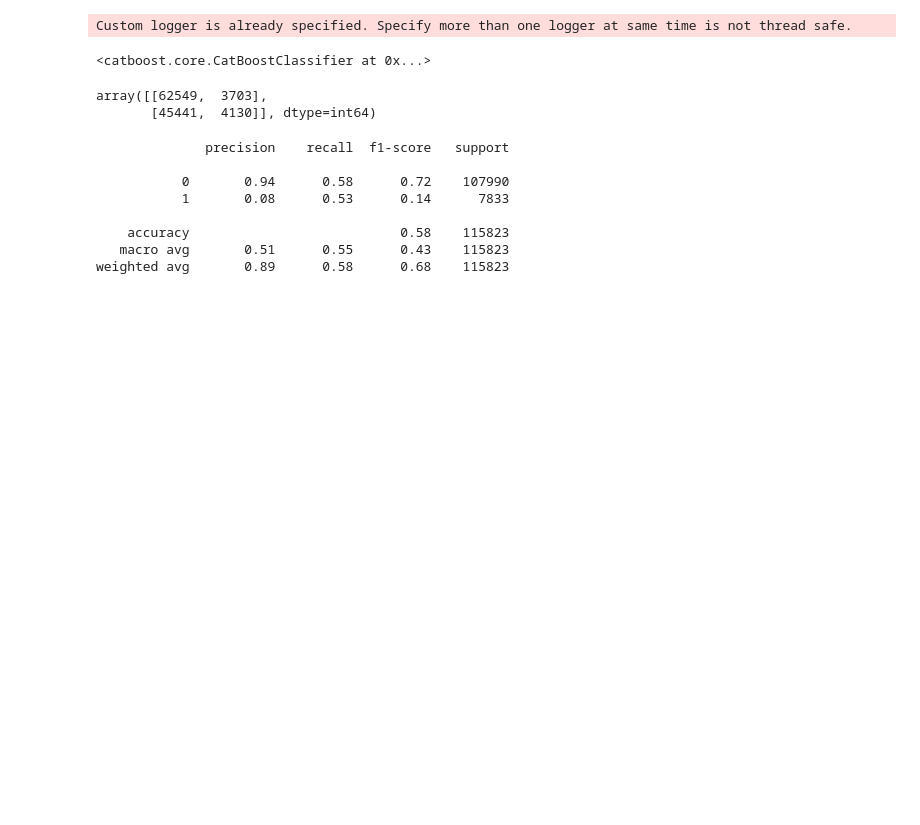
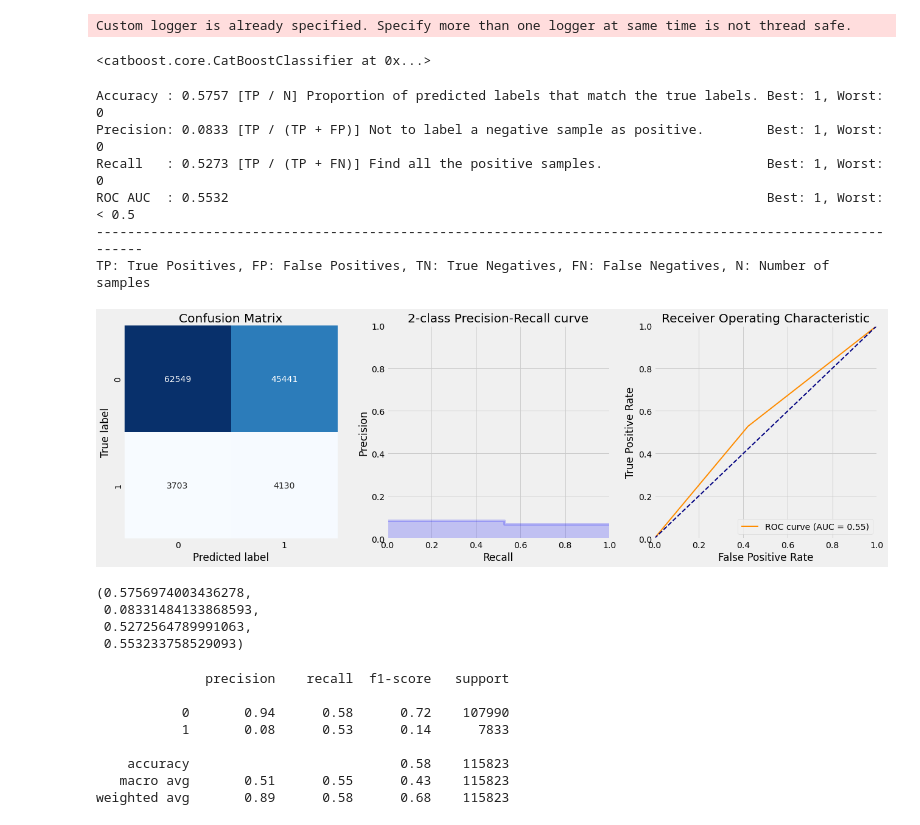
Before and after one commit to RickFSA/Click_through_click-, a Jupyter notebook: ds_challenge.ipynb, the cells around one changed output. Cells and saved outputs as stored; diff of their text form; code cells hidden in the pictures; blank space fills up the shorter version.

```diff
--- a/ds_challenge.ipynb
+++ b/ds_challenge.ipynb
@@ -492,9 +500,3 @@ model.fit(X_train,
 # %% [output]
 Custom logger is already specified. Specify more than one logger at same time is not thread safe.
 <catboost.core.CatBoostClassifier at 0x...>
-# %%
-predictions = model.predict(X_test)
-confusion_matrix(predictions, y_test)
-# %% [output]
-array([[62549,  3703],
-       [45441,  4130]], dtype=int64)
@@ -501,3 +570,18 @@ array([[62549,  3703],
+# %%
+predictions = model.predict(X_test)
+show_summary_report(y_test, predictions)
+# %% [output]
+Accuracy : 0.5757 [TP / N] Proportion of predicted labels that match the true labels. Best: 1, Worst: 0
+Precision: 0.0833 [TP / (TP + FP)] Not to label a negative sample as positive.        Best: 1, Worst: 0
+Recall   : 0.5273 [TP / (TP + FN)] Find all the positive samples.                     Best: 1, Worst: 0
+ROC AUC  : 0.5532                                                                     Best: 1, Worst: < 0.5
+-----------------------------------------------------------------------------------------------------------
+TP: True Positives, FP: False Positives, TN: True Negatives, FN: False Negatives, N: Number of samples
+[figure, added]
+(0.5756974003436278,
+ 0.08331484133868593,
+ 0.5272564789991063,
+ 0.553233758529093)
 # %%
 print(classification_report(y_test, predictions))
 # %% [output]
```
Also changed, not shown: parts of 3 cells of this notebook.
